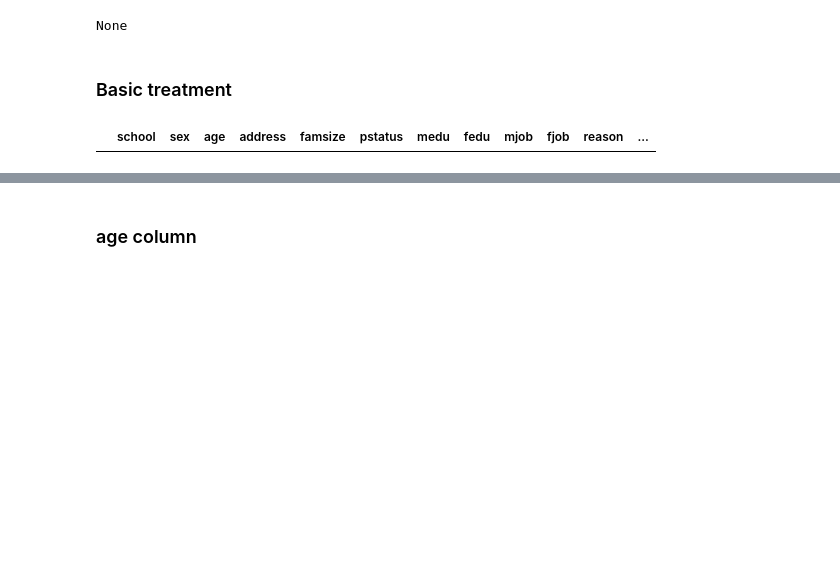
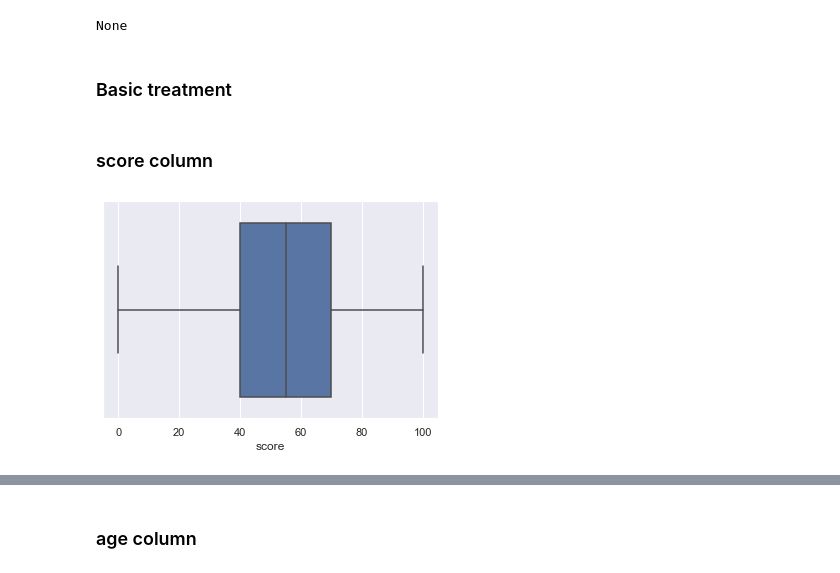
Before and after one commit to MichaelDockers/skillfactory_rds, a Jupyter notebook: module_2/module_2_stud_score.ipynb, the cells around one changed output, grey strips where cells are left out. Saved outputs shown, nothing was run; the diff lists cells and outputs as text; code cells hidden in the pictures; blank space fills up the shorter version.

```diff
--- a/module_2/module_2_stud_score.ipynb
+++ b/module_2/module_2_stud_score.ipynb
@@ -143,8 +148,10 @@ data.columns = data.columns.str.lower()
+# %% [markdown]
+### score column
 # %%
 #Clearing Score column
+sns.boxplot(x=data['score'])
+plt.show()
 data.dropna(subset=['score'], inplace=True)
 data = data[(data['score'] > 0) & (data['score'] <= 100)].reset_index(drop=True)
+# %% [output]
+[figure, added]
-# %%
-data[data['score'] == 0]
-# %% [output]
-|  | school | sex | age | address | famsize | pstatus | medu | fedu | mjob | fjob | reason | ... |
```
Also changed, not shown: parts of 54 cells of this notebook.
